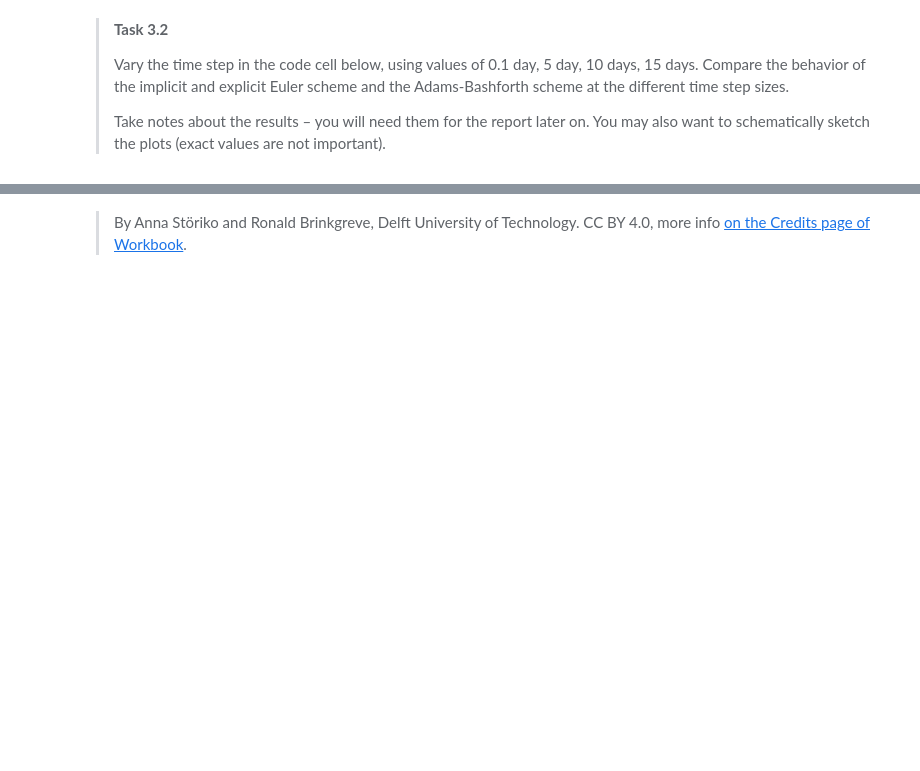
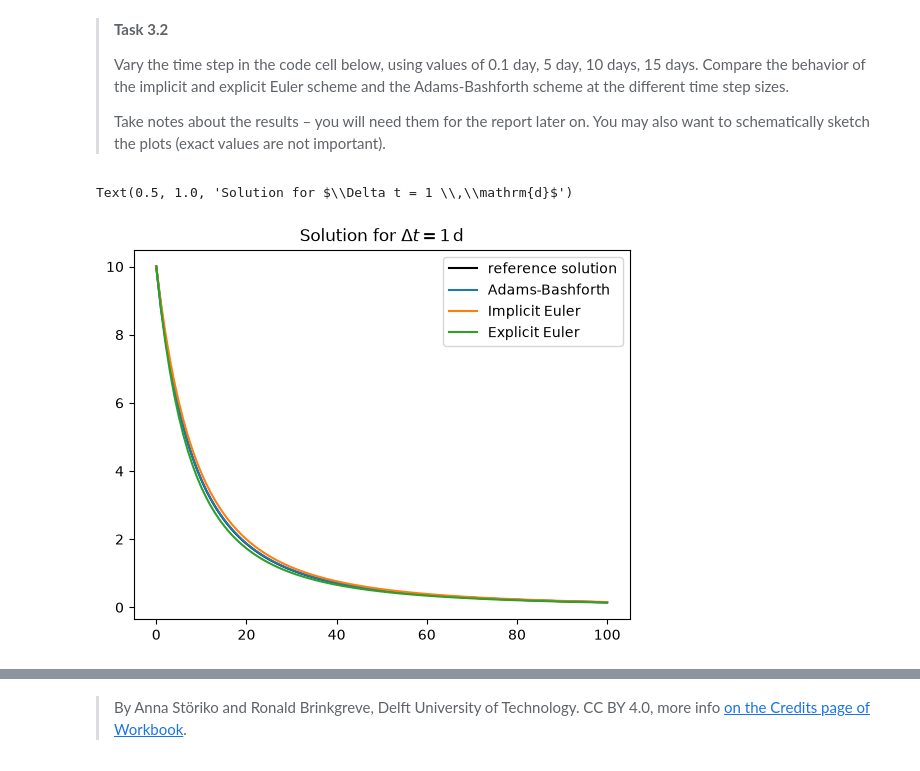
Before and after one commit to mbezmali/GroupAssignment-1.3---BEZMALINOVICH, a Jupyter notebook: contaminant_degradation.ipynb, the cells around one changed output, grey strips where cells are left out. Saved outputs shown, nothing was run; the diff lists cells and outputs as text; code cells hidden in the pictures; blank space fills up the shorter version.

```diff
--- a/contaminant_degradation.ipynb
+++ b/contaminant_degradation.ipynb
@@ -108,7 +113,7 @@ def evaluate_g(c_next, c_prev, t_next, dt, k, n, alpha):
     dt: time increment
     k, n,alpha: model parameters
     """
-    return  ### YOUR CODE HERE
+    return  c_next - c_prev - dt * decay_model_with_sorption(t_next, c_next, k, n, alpha)
 
 
 def evaluate_g_prime(c_next, t_next, dt, k, n, alpha):
@@ -118,7 +123,7 @@ def evaluate_g_prime(c_next, t_next, dt, k, n, alpha):
         1 / retardation_factor
         - alpha * n * (n - 1) * c_next ** (n - 1) / retardation_factor**2
     )
-    return  ### YOUR CODE HERE
+    return  1 - dt * f_prime
 # %% [markdown]
 > **Task 1.4**
 >
@@ -247,8 +271,20 @@ def solve_adams_bashforth(c0, times, dt, k, n, alpha):
     # Iterate over times
     for i in range(len(times) - 1):
         t_i = times[i]
+        if i == 0:
+            # Use explicit Euler for the first step
+            c_i_plus_1 = c_i + dt * decay_model_with_sorption(t_i, c_i, k, n, alpha)
+        else:
+            # Use Adams-Bashforth 2-step method for subsequent steps
+            f_i = decay_model_with_sorption(t_i, c_i, k, n, alpha)
+            f_i_minus_1 = decay_model_with_sorption(
+                times[i - 1], c_i_minus_1, k, n, alpha
+            )
+            c_i_plus_1 = c_i + dt / 2 * (3 * f_i - f_i_minus_1)
 
-        ### YOUR CODE LINES HERE
+        c.append(c_i_plus_1)
+        c_i_minus_1 = c_i
+        c_i = c_i_plus_1
 
     # Convert list of states to a numpy array
     c_array = np.array(c)
@@ -317,17 +358,20 @@ plt.legend()
 >
 > Take notes about the results – you will need them for the report later on. You may also want to schematically sketch the plots (exact values are not important).
 # %%
-dt = 0.1
+dt = 1
 t_end = np.maximum(100, dt * 5)
 times = np.arange(0, t_end + dt, dt)  # in days
 n_times = len(times)
 
 c_adams_bashforth = solve_adams_bashforth(c0, times, dt=dt, k=k, n=n, alpha=alpha)
 c_implicit = solve_implicit_euler(c0, times, dt, k, n, alpha, tolerance, max_iter)
 c_explicit = solve_explicit_euler(c0, times, dt, k, n, alpha)
 plt.plot(sol.t, sol.y[0], label="reference solution", color="black")
 plt.plot(times, c_adams_bashforth, label="Adams-Bashforth")
 plt.plot(times, c_implicit, label="Implicit Euler")
 plt.plot(times, c_explicit, label="Explicit Euler")
 plt.legend()
 plt.title(fr"Solution for $\Delta t = {dt} \,\mathrm{{d}}$")
+# %% [output]
+Text(0.5, 1.0, 'Solution for $\\Delta t = 1 \\,\\mathrm{d}$')
+[figure, added]
```
Also changed, not shown: parts of 8 cells of this notebook.
